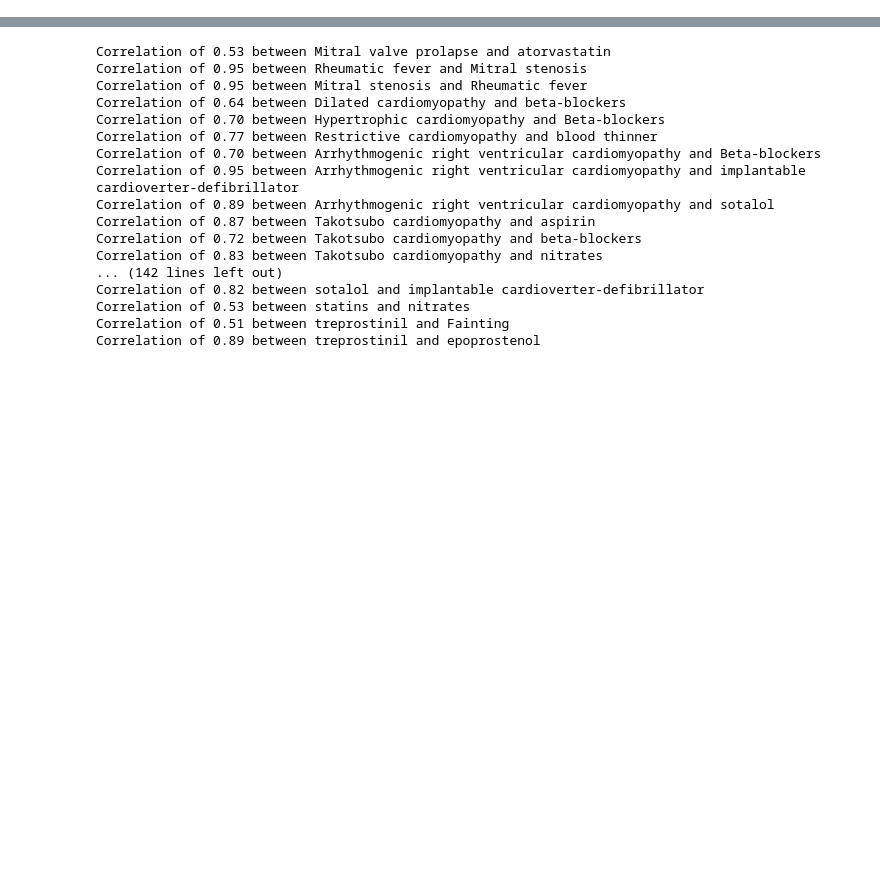
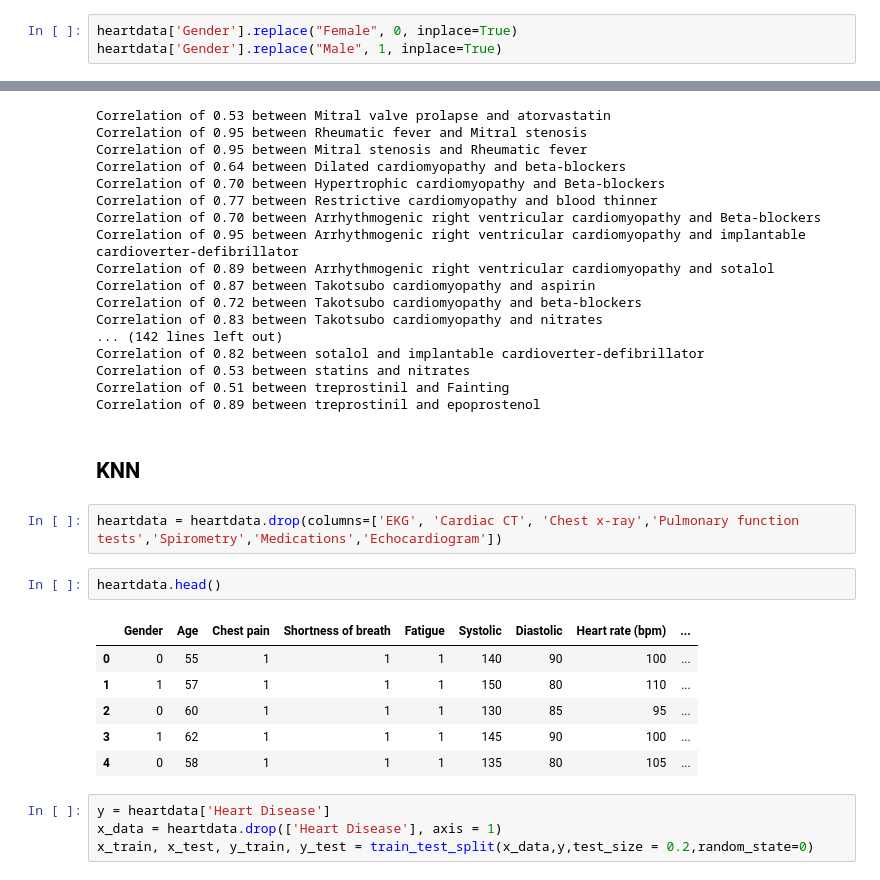
Before and after one commit to Lijiaqian1/SC1015, a Jupyter notebook: Heart_Disease.ipynb, the cells around one changed output, grey strips where cells are left out. Drawn from its saved outputs; the diff is of its cells as text; blank space fills up the shorter version.

```diff
--- a/Heart_Disease.ipynb
+++ b/Heart_Disease.ipynb
@@ -334,6 +335,9 @@ heartdata.describe()
 | 50% | 50.000000 | 1.000000 | 1.000000 | 1.000000 | 130.000000 | 80.000000 | 100.000000 | 1.000000 | ... |
 | 75% | 60.000000 | 1.000000 | 1.000000 | 1.000000 | 140.000000 | 90.000000 | 110.000000 | 1.000000 | ... |
 | max | 90.000000 | 1.000000 | 1.000000 | 1.000000 | 160.000000 | 110.000000 | 120.000000 | 1.000000 | ... |
+# %%
+heartdata['Gender'].replace("Female", 0, inplace=True)
+heartdata['Gender'].replace("Male", 1, inplace=True)
 # %% [markdown]
 ### EDA
 # %%
@@ -432,3 +422,20 @@ Correlation of 0.82 between sotalol and implantable cardioverter-defibrillator
 Correlation of 0.53 between statins and nitrates
 Correlation of 0.51 between treprostinil and Fainting
 Correlation of 0.89 between treprostinil and epoprostenol
+# %% [markdown]
+## KNN
+# %%
+heartdata = heartdata.drop(columns=['EKG', 'Cardiac CT', 'Chest x-ray','Pulmonary function tests','Spirometry','Medications','Echocardiogram'])
+# %%
+heartdata.head()
+# %% [output]
+|  | Gender | Age | Chest pain | Shortness of breath | Fatigue | Systolic | Diastolic | Heart rate (bpm) | ... |
+| 0 | 0 | 55 | 1 | 1 | 1 | 140 | 90 | 100 | ... |
+| 1 | 1 | 57 | 1 | 1 | 1 | 150 | 80 | 110 | ... |
+| 2 | 0 | 60 | 1 | 1 | 1 | 130 | 85 | 95 | ... |
+| 3 | 1 | 62 | 1 | 1 | 1 | 145 | 90 | 100 | ... |
+| 4 | 0 | 58 | 1 | 1 | 1 | 135 | 80 | 105 | ... |
+# %%
+y = heartdata['Heart Disease']
+x_data = heartdata.drop(['Heart Disease'], axis = 1)
+x_train, x_test, y_train, y_test = train_test_split(x_data,y,test_size = 0.2,random_state=0)
```
Also changed, not shown: parts of 11 cells of this notebook.
